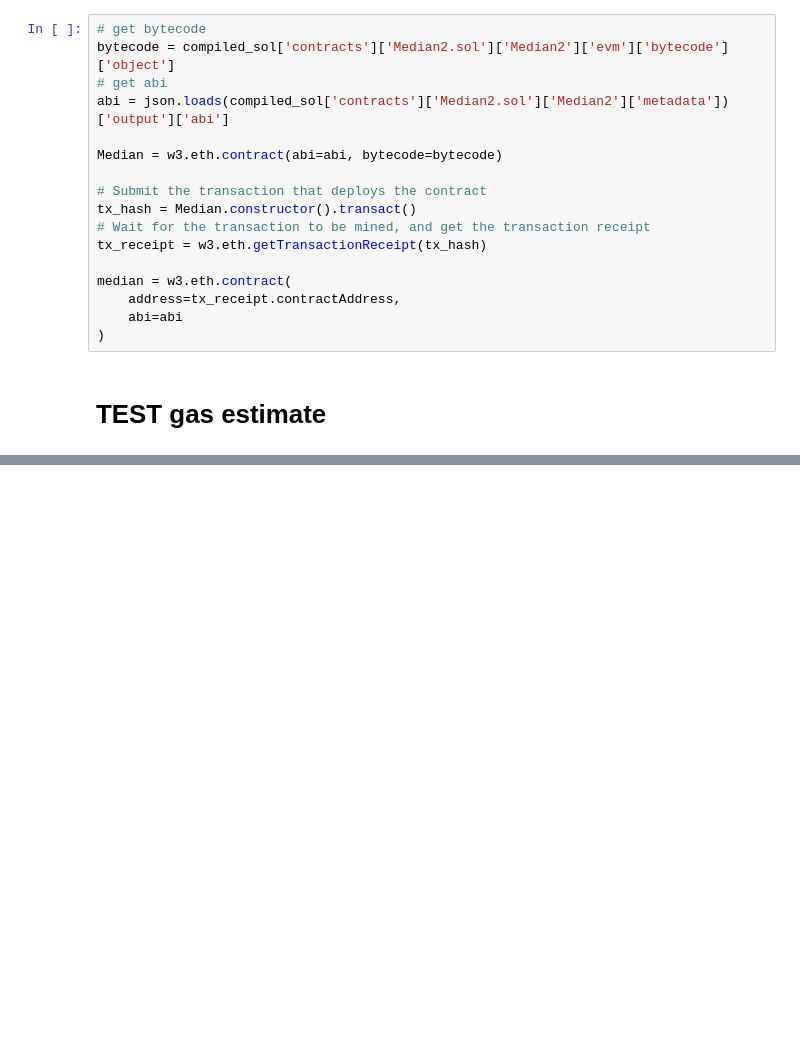
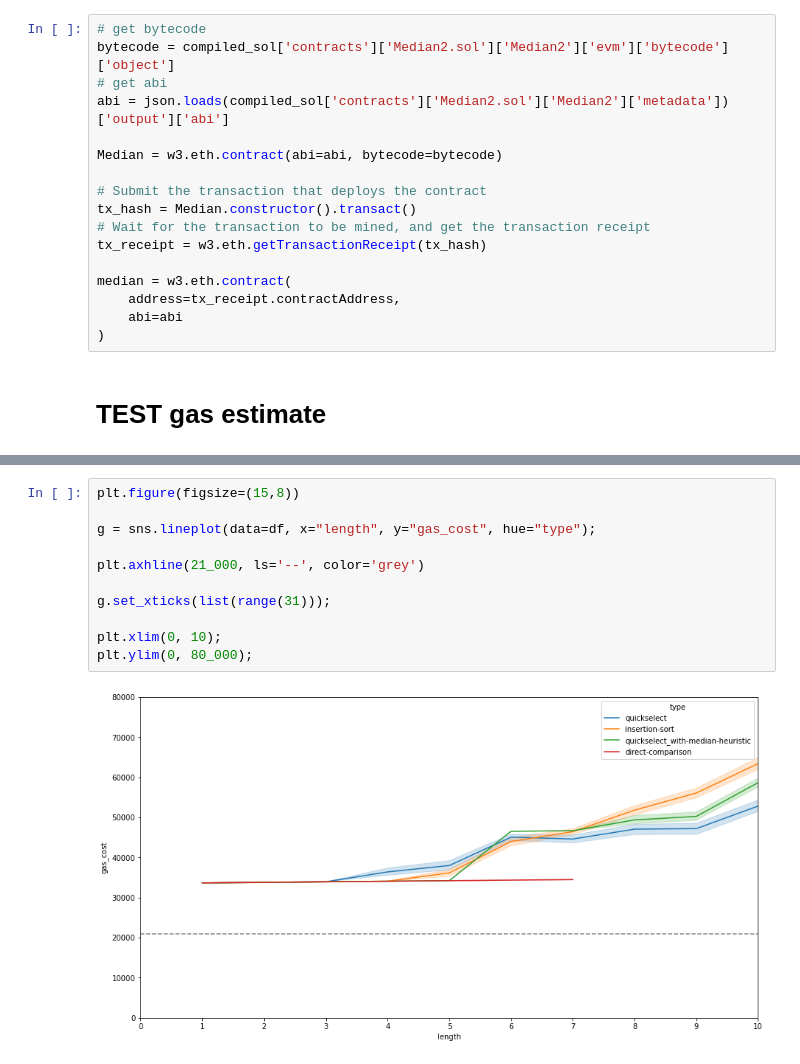
Before and after one commit to api3dao/airnode, a Jupyter notebook: packages/protocol/notebooks/median.sol analysis.ipynb, the cells around one changed output, grey strips where cells are left out. Saved outputs shown, nothing was run; the diff lists cells and outputs as text; blank space fills up the shorter version.

```diff
--- a/packages/protocol/notebooks/median.sol analysis.ipynb
+++ b/packages/protocol/notebooks/median.sol analysis.ipynb
@@ -148,0 +152,13 @@ plt.ylim(0, 100_000);
+# %%
+plt.figure(figsize=(15,8))
+
+g = sns.lineplot(data=df, x="length", y="gas_cost", hue="type");
+
+plt.axhline(21_000, ls='--', color='grey')
+
+g.set_xticks(list(range(31)));
+
+plt.xlim(0, 10);
+plt.ylim(0, 80_000);
+# %% [output]
+[figure, added]
```
Also changed, not shown: parts of 3 cells of this notebook.
